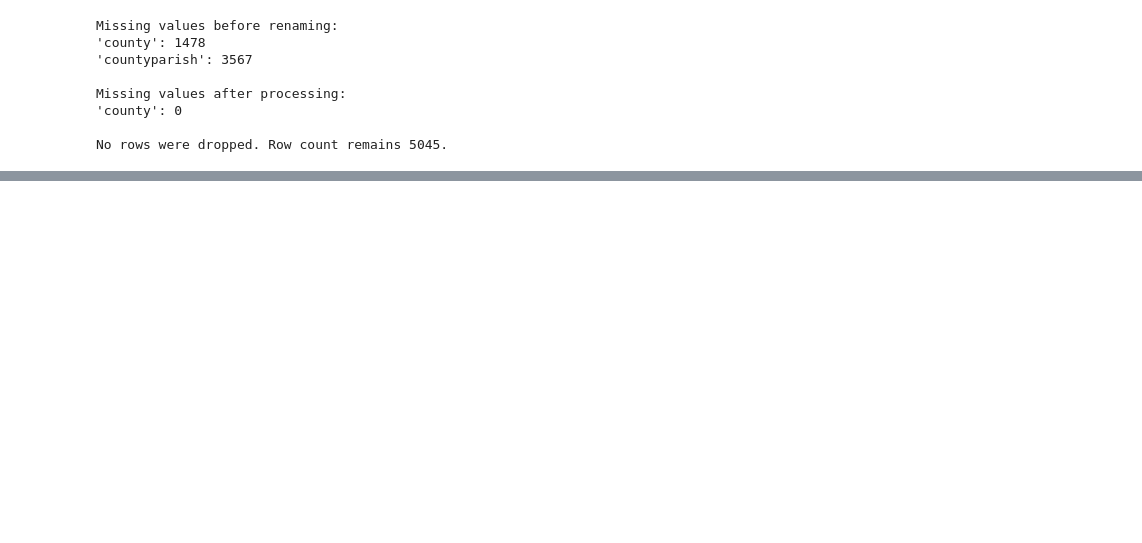
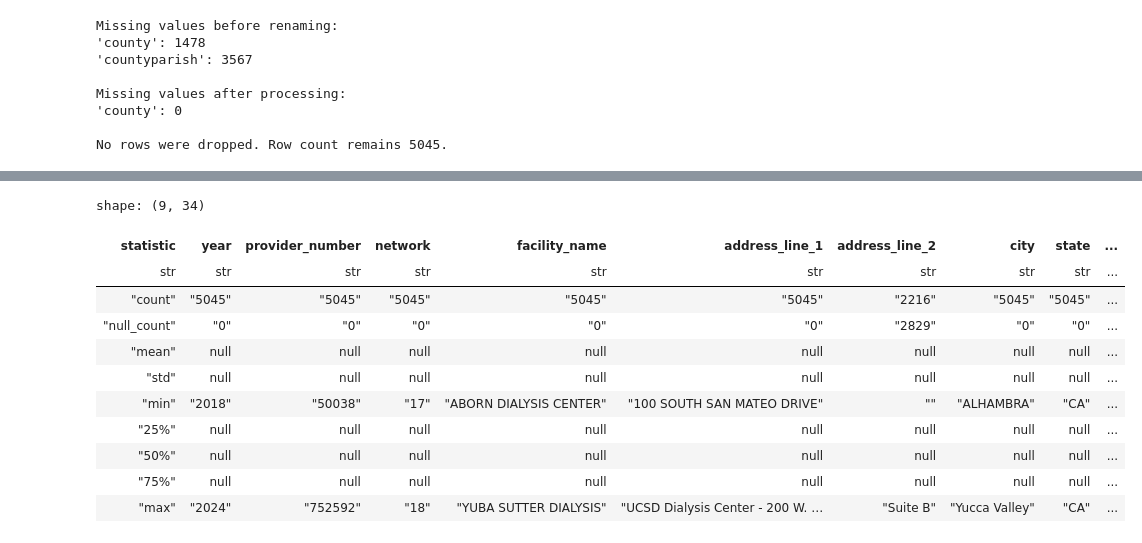
Before and after one commit to MichaelPaulLight/milestone_1, a Jupyter notebook: 004_data-processing-scripts/002_clean-raw-data/national_cms_dialysis-facility_cleaning.ipynb, the cells around one changed output, grey strips where cells are left out. Saved outputs shown, nothing was run; the diff lists cells and outputs as text; code cells hidden in the pictures; blank space fills up the shorter version.

Commit message:
Combine like columns in facility_df

```diff
--- a/004_data-processing-scripts/002_clean-raw-data/national_cms_dialysis-facility_cleaning.ipynb
+++ b/004_data-processing-scripts/002_clean-raw-data/national_cms_dialysis-facility_cleaning.ipynb
@@ -14,29 +14,22 @@ cahps_df = cahps_df.filter(pl.col('state').is_in(['CA']))
 # Storing the initial number of rows to compare after cleaning
 initial_row_count = cahps_df.shape[0]
 
-# Defining a function to safely rename columns with the same name
-def safe_rename(df, old_name, new_name):
-    if old_name in df.columns and new_name not in df.columns:
-        return df.rename({old_name: new_name})
-    return df
-
-# Check missing values before renaming
+# Check missing values before renaming columns
 print("Missing values before renaming:")
 print(f"'county': {cahps_df['county'].null_count()}")
 print(f"'countyparish': {cahps_df['countyparish'].null_count()}")
 
-# Safely rename columns
-cahps_df = safe_rename(cahps_df, 'zip', 'zip_code')
-cahps_df = safe_rename(cahps_df, 'telephone_number', 'phone_number')
-cahps_df = safe_rename(cahps_df, 'citytown', 'city')
-cahps_df = safe_rename(cahps_df, 'facility_name_', 'facility_name')
-cahps_df = safe_rename(cahps_df, 'facility', 'facility_name')
-cahps_df = safe_rename(cahps_df, 'state_', 'state')
-cahps_df = safe_rename(cahps_df, 'chain_organization_', 'chain_organization')
-cahps_df = safe_rename(cahps_df, 'ich_cahps_survey_of_patients_experiences_star_rating_', 'ich_cahps_survey_of_patients_experiences_star_rating')
-
-# Merge 'countyparish' and 'county' columns
+# Merge duplicate columns
+cahps_df = cahps_df.with_columns(pl.coalesce('city', 'citytown').alias('city'))
 cahps_df = cahps_df.with_columns(pl.coalesce('county', 'countyparish').alias('county'))
+cahps_df = cahps_df.with_columns(pl.coalesce('zip_code', 'zip').alias('zip_code'))
+cahps_df = cahps_df.with_columns(pl.coalesce('phone_number', 'telephone_number').alias('phone_number'))
+cahps_df = cahps_df.with_columns(pl.coalesce('facility', 'facility_name').alias('facility_name'))
+cahps_df = cahps_df.with_columns(pl.coalesce('facility_name', 'facility_name_').alias('facility_name'))
+cahps_df = cahps_df.with_columns(pl.coalesce('state', 'state_').alias('state'))
+cahps_df = cahps_df.with_columns(pl.coalesce('chain_organization', 'chain_organization_').alias('chain_organization'))
+cahps_df = cahps_df.with_columns(pl.coalesce('ich_cahps_survey_of_patients_experiences_star_rating', 'ich_cahps_survey_of_patients_experiences_star_rating_').alias('ich_cahps_survey_of_patients_experiences_star_rating'))
+cahps_df = cahps_df.with_columns(pl.coalesce('overall_ich_cahps_survey_of_patients_experiences_star_rating', 'ich_cahps_survey_of_patients_experiences_star_rating').alias('ich_cahps_survey_of_patients_experiences_star_rating'))
 
 # Changing the name of columns with the string patientsrating to patients_rating
 for col in cahps_df.columns:
@@ -50,7 +43,7 @@ for col in cahps_df.columns:
             cahps_df = cahps_df.rename({col: new_col})
 
 # Drop the original, changed column names
-cahps_df = cahps_df.drop('zip', 'telephone_number', 'countyparish', 'facility_name_', 'facility', 'state_', 'chain_organization_', 'ich_cahps_survey_of_patients_experiences_star_rating_', 'citytown')
+cahps_df = cahps_df.drop('citytown', 'zip', 'telephone_number', 'countyparish', 'facility_name_', 'facility', 'state_', 'chain_organization_', 'ich_cahps_survey_of_patients_experiences_star_rating_', 'citytown')
 
 # Check missing values after processing
 print("\nMissing values after processing:")
@@ -102,0 +125,15 @@ ich_cahps_quality_of_patient_care_star_rating
+# %%
+cahps_df.describe()
+# %% [output]
+shape: (9, 34)
+| statistic | year | provider_number | network | facility_name | address_line_1 | address_line_2 | city | state | ... |
+| str | str | str | str | str | str | str | str | str | ... |
+| "count" | "5045" | "5045" | "5045" | "5045" | "5045" | "2216" | "5045" | "5045" | ... |
+| "null_count" | "0" | "0" | "0" | "0" | "0" | "2829" | "0" | "0" | ... |
+| "mean" | null | null | null | null | null | null | null | null | ... |
+| "std" | null | null | null | null | null | null | null | null | ... |
+| "min" | "2018" | "50038" | "17" | "ABORN DIALYSIS CENTER" | "100 SOUTH SAN MATEO DRIVE" | "" | "ALHAMBRA" | "CA" | ... |
+| "25%" | null | null | null | null | null | null | null | null | ... |
+| "50%" | null | null | null | null | null | null | null | null | ... |
+| "75%" | null | null | null | null | null | null | null | null | ... |
+| "max" | "2024" | "752592" | "18" | "YUBA SUTTER DIALYSIS" | "UCSD Dialysis Center - 200 W. … | "Suite B" | "Yucca Valley" | "CA" | ... |
```
Also changed, not shown: parts of 9 cells of this notebook.
